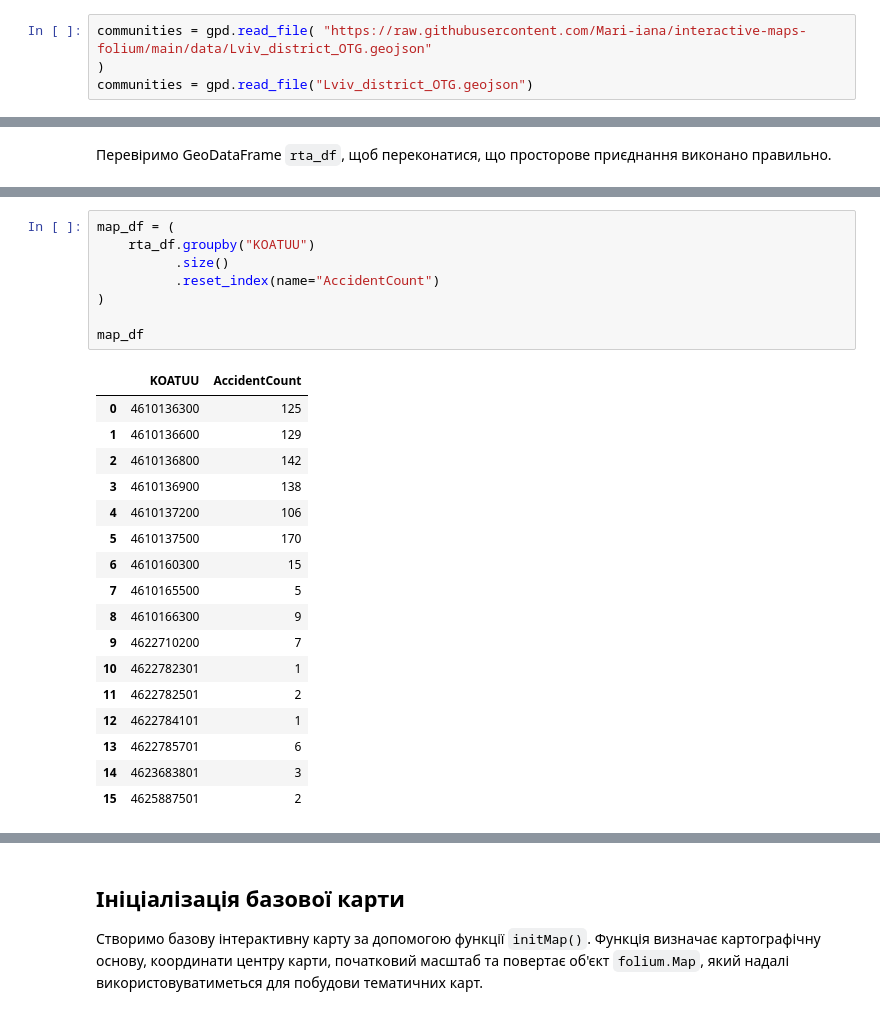
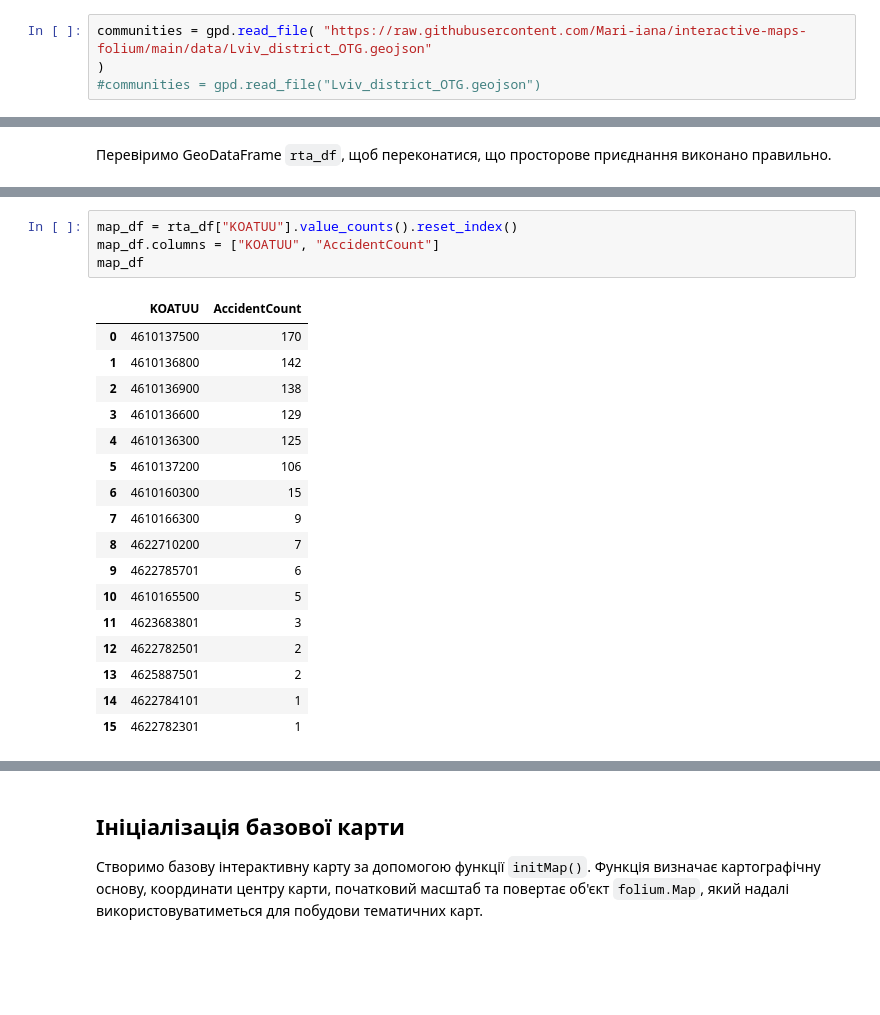
Before and after one commit to Mari-iana/interactive-maps-folium, a Jupyter notebook: Створення_картограм_за_допомогою_Python_та_Folium.ipynb, the cells around one changed output, grey strips where cells are left out. Saved outputs shown, nothing was run; the diff lists cells and outputs as text; blank space fills up the shorter version.

```diff
--- a/Створення_картограм_за_допомогою_Python_та_Folium.ipynb
+++ b/Створення_картограм_за_допомогою_Python_та_Folium.ipynb
@@ -106,7 +106,7 @@ print(f"{coords_percent:.2f}% записів містять координати
 # %%
 communities = gpd.read_file( "https://raw.githubusercontent.com/Mari-iana/interactive-maps-folium/main/data/Lviv_district_OTG.geojson"
 )
-communities = gpd.read_file("Lviv_district_OTG.geojson")
+#communities = gpd.read_file("Lviv_district_OTG.geojson")
 # %% [markdown]
 Examine the county geometry data.
 # %%
@@ -247,26 +271,22 @@ rta_df[["accidentDate", "streetName", "NAME", "KOATUU" ]].sample(10)
 # %%
-map_df = (
-    rta_df.groupby("KOATUU")
-          .size()
-          .reset_index(name="AccidentCount")
-)
-
+map_df = rta_df["KOATUU"].value_counts().reset_index()
+map_df.columns = ["KOATUU", "AccidentCount"]
 map_df
 # %% [output]
 |  | KOATUU | AccidentCount |
-| 0 | 4610136300 | 125 |
-| 1 | 4610136600 | 129 |
-| 2 | 4610136800 | 142 |
-| 3 | 4610136900 | 138 |
-| 4 | 4610137200 | 106 |
-| 5 | 4610137500 | 170 |
+| 0 | 4610137500 | 170 |
+| 1 | 4610136800 | 142 |
+| 2 | 4610136900 | 138 |
+| 3 | 4610136600 | 129 |
+| 4 | 4610136300 | 125 |
+| 5 | 4610137200 | 106 |
 | 6 | 4610160300 | 15 |
-| 7 | 4610165500 | 5 |
-| 8 | 4610166300 | 9 |
-| 9 | 4622710200 | 7 |
-| 10 | 4622782301 | 1 |
-| 11 | 4622782501 | 2 |
-| 12 | 4622784101 | 1 |
-| 13 | 4622785701 | 6 |
-| 14 | 4623683801 | 3 |
-| 15 | 4625887501 | 2 |
+| 7 | 4610166300 | 9 |
+| 8 | 4622710200 | 7 |
+| 9 | 4622785701 | 6 |
+| 10 | 4610165500 | 5 |
+| 11 | 4623683801 | 3 |
+| 12 | 4622782501 | 2 |
+| 13 | 4625887501 | 2 |
+| 14 | 4622784101 | 1 |
+| 15 | 4622782301 | 1 |
```
Also changed, not shown: parts of 10 cells of this notebook.
